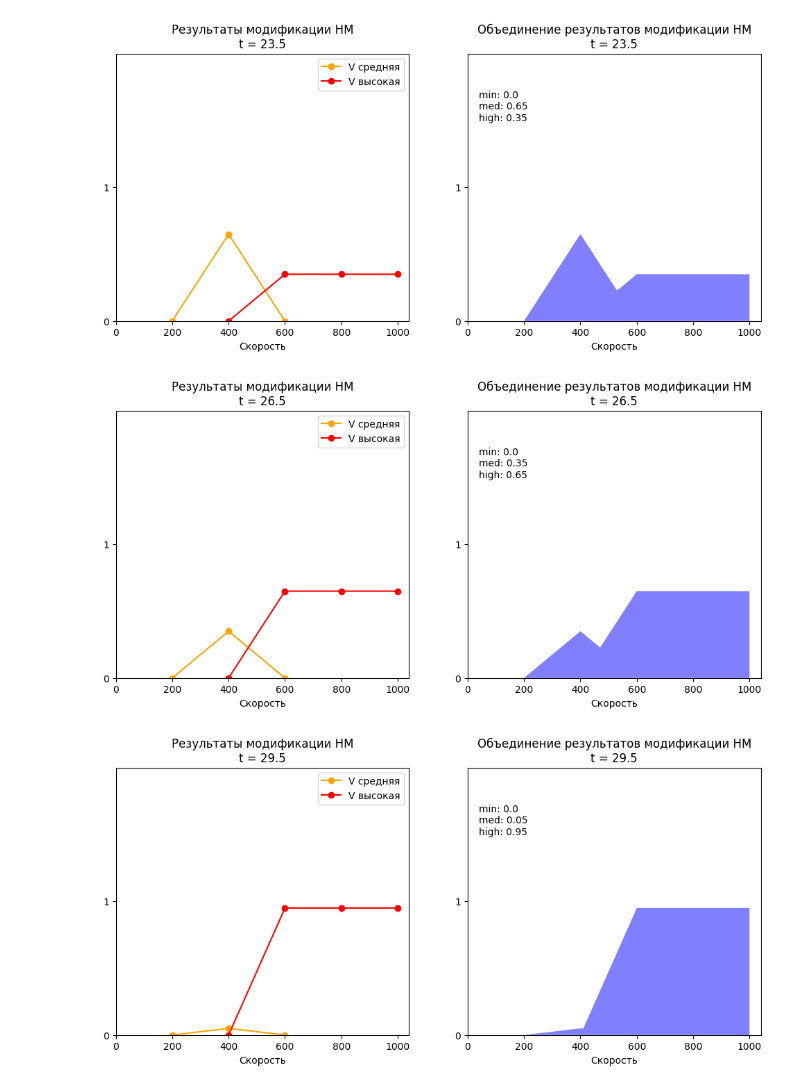
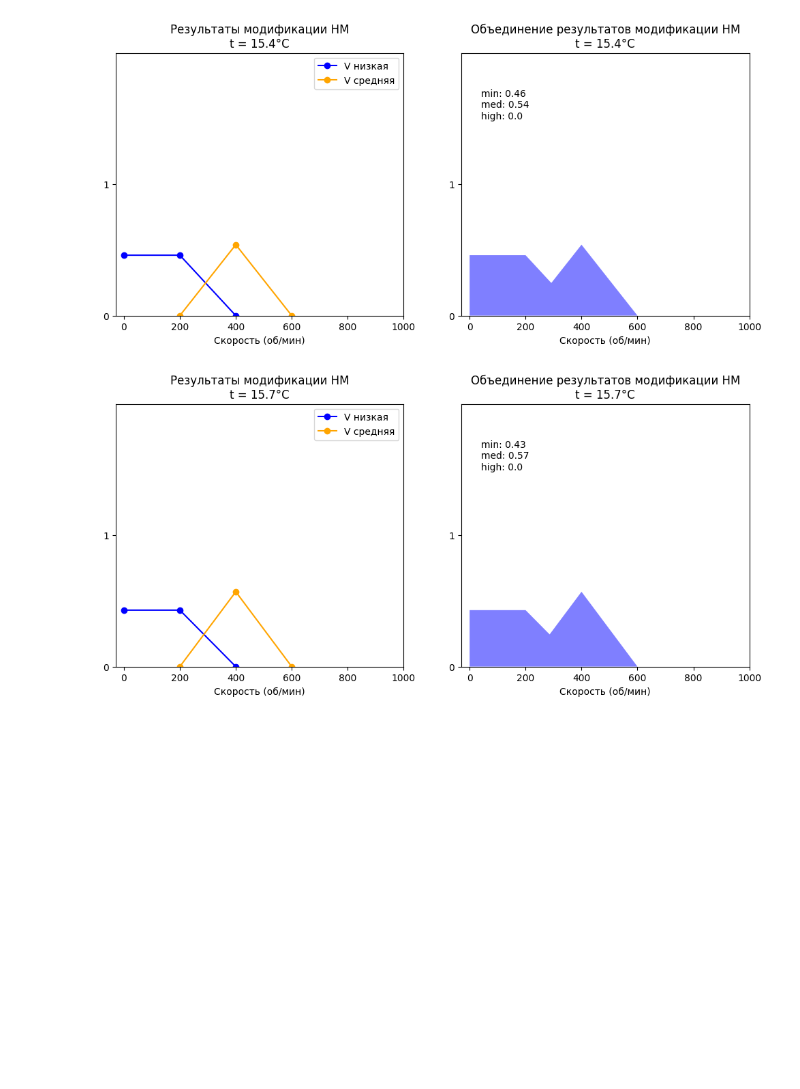
Before and after one commit to Nikiroiduk/AI-Basics, a Jupyter notebook: Lab2_FuzzyOutputInControlSystems/Lab2.ipynb, the cells around one changed output. Drawn from its saved outputs; the diff is of its cells as text; code cells hidden in the pictures; blank space fills up the shorter version.

```diff
--- a/Lab2_FuzzyOutputInControlSystems/Lab2.ipynb
+++ b/Lab2_FuzzyOutputInControlSystems/Lab2.ipynb
@@ -6,7 +6,7 @@ import shapely.ops as so
 # %%
 VARIANT = 5
 ITERATIONS = 5
-TEMP_STEP = 3
+TEMP_STEP = .3
 # %%
 plt.rcParams['figure.figsize'] = [12, 5]
 # %%
@@ -17,7 +17,7 @@ temps.append(12 + .5 * VARIANT)
 def new_t_from_current(currentTemp):
     return round(currentTemp + TEMP_STEP, 1)
 
-for i in range(ITERATIONS):
+for i in range(ITERATIONS - 1):
     temps.append(new_t_from_current(temps[i]))
 # %%
 V = np.arange(0, 1001, 200)
@@ -52,7 +52,10 @@ plt.plot(T[2:7], y, 'o-', label = "t высокая")
 
 vals = (get_y_from_x(plt.gca(), temps))
 for i, temp in enumerate(temps):
-    plt.text(temp + .5, 1.5, f"{temp}  ({', '.join([str(val) for val in  vals[i]])})", color='black', verticalalignment='center', fontsize = 10, rotation = 90)
+    if TEMP_STEP >= 1.8:
+        plt.text(temp + .5, 1.5, f"{temp}  [{', '.join([str(val) for val in  vals[i]])}]", color='black', verticalalignment='center', fontsize = 10, rotation = 90)
+    else:
+        plt.text(0, (i / 10) + 1.3, f"{temps[len(temps) - 1 - i]}  [{', '.join([str(val) for val in  vals[i]])}]", color='black', verticalalignment='center', fontsize = 10)
     plt.axvline(x=temp, color='black', linestyle='--', linewidth = 1)
 
 plt.xlabel('Температура °C')
@@ -108,8 +111,8 @@ for i, val in enumerate(vals):
         y = [point[1] * val[2] for point in highV]
         plt.plot(V[2:7], y, 'o-', label = "V высокая", color = 'r')
 
-    plt.xlabel('Скорость')
-    plt.title(f'Результаты модификации НМ\nt = {temps[i]}')
+    plt.xlabel('Скорость (об/мин)')
+    plt.title(f'Результаты модификации НМ\nt = {temps[i]}°C')
 
     plt.ylim(0, 2)
 
@@ -155,8 +158,8 @@ for i, val in enumerate(vals):
 
     plt.fill(x, y, alpha=0.5, fc='blue', ec='none')
     plt.text(40, 1.5, f'min: {val[0]}\nmed: {val[1]}\nhigh: {val[2]}')
-    plt.xlabel('Скорость')
-    plt.title(f'Объединение результатов модификации НМ\nt = {temps[i]}')
+    plt.xlabel('Скорость (об/мин)')
+    plt.title(f'Объединение результатов модификации НМ\nt = {temps[i]}°C')
 
     plt.ylim(0, 2)
 
@@ -171,3 +174,2 @@ for i, val in enumerate(vals):
-[figure, old version]
+[figure, new version]
-[figure, old version]
+[figure, new version]
-[figure, removed]
```
Also changed, not shown: parts of 12 cells of this notebook.
